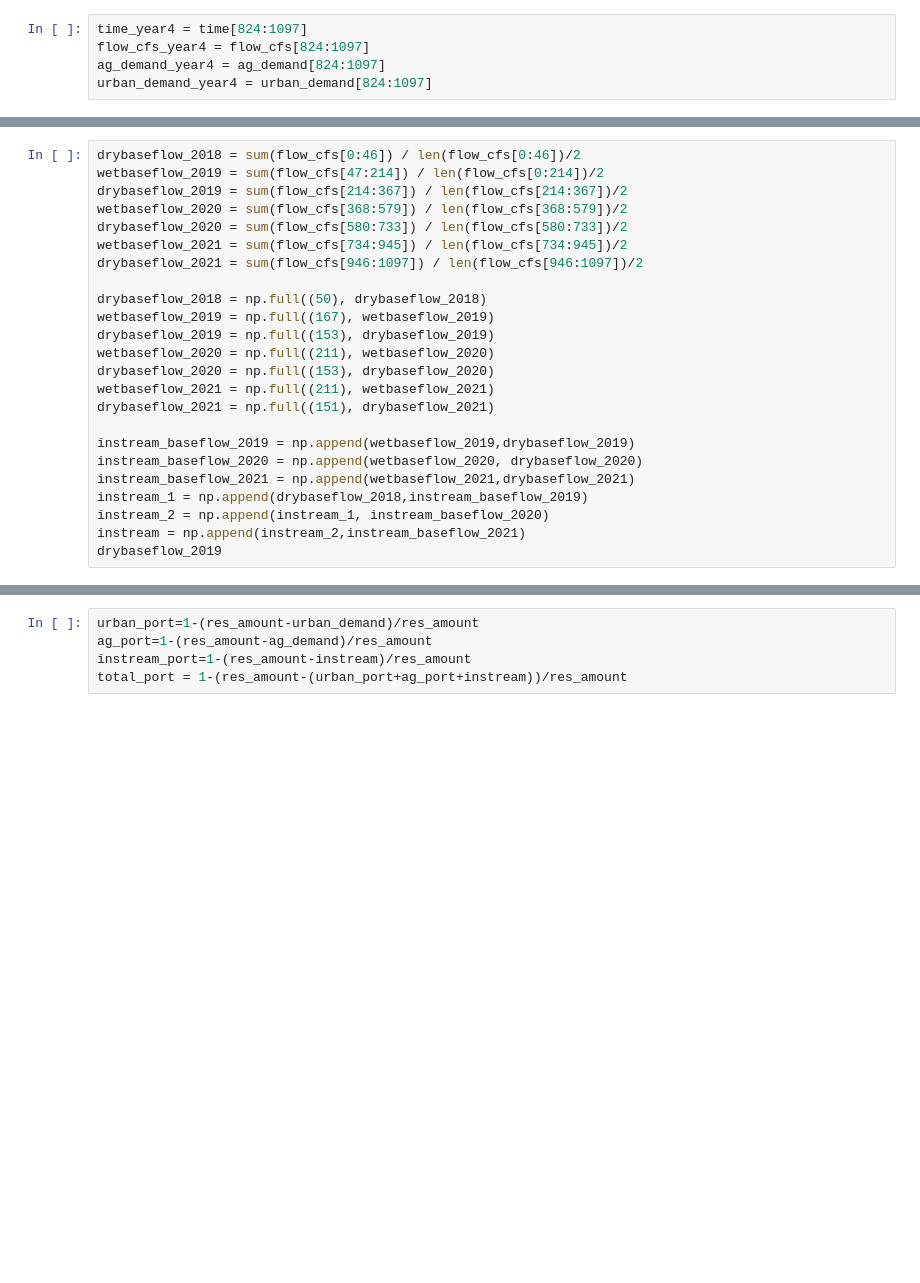
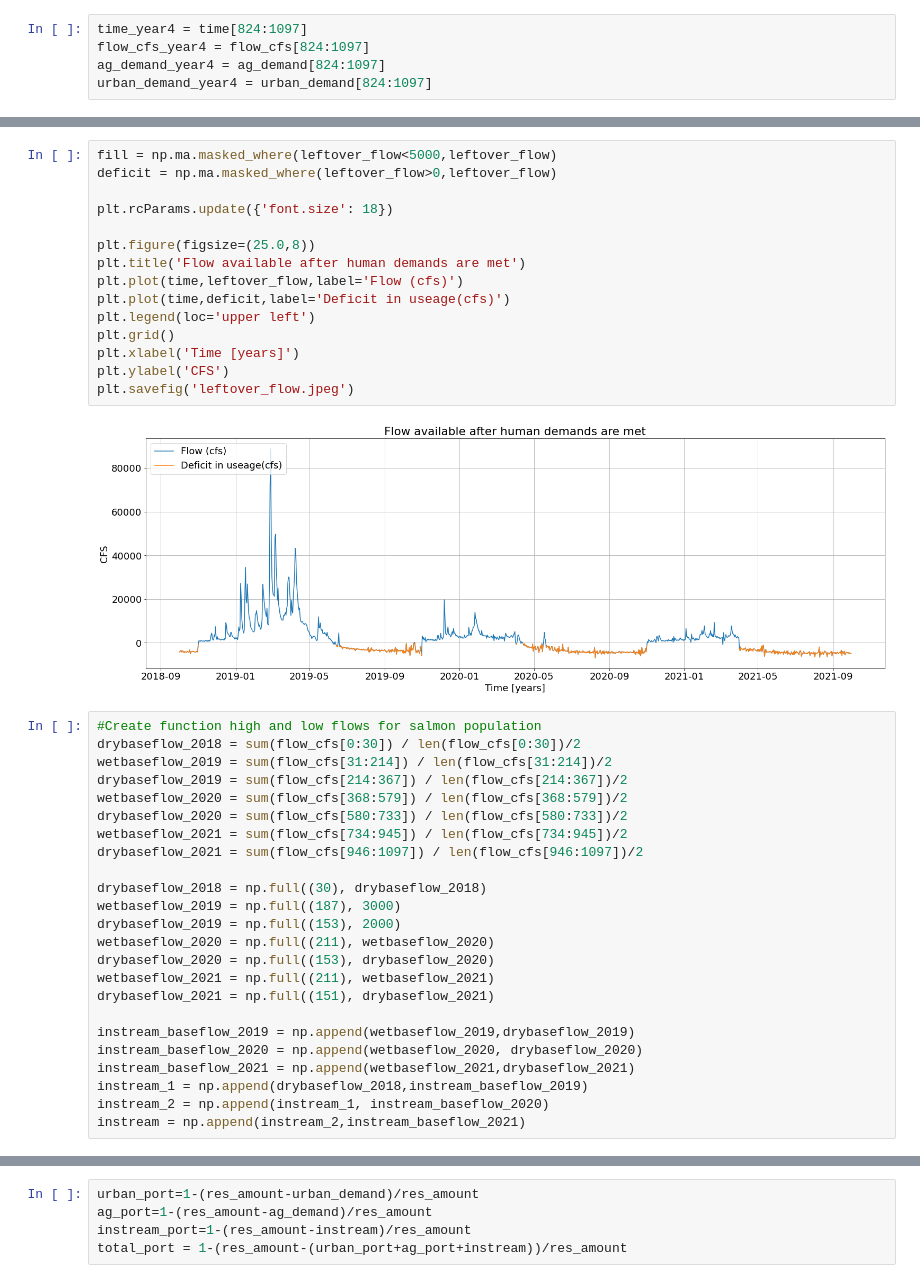
Before and after one commit to elizabethcrowther/WaterManagement, a Jupyter notebook: Homework1.ipynb, the cells around one changed output, grey strips where cells are left out. Drawn from its saved outputs; the diff is of its cells as text; blank space fills up the shorter version.

```diff
--- a/Homework1.ipynb
+++ b/Homework1.ipynb
@@ -143,15 +146,33 @@ plt.ylabel('CFS')
+# %%
+fill = np.ma.masked_where(leftover_flow<5000,leftover_flow)
+deficit = np.ma.masked_where(leftover_flow>0,leftover_flow)
+
+plt.rcParams.update({'font.size': 18})
+
+plt.figure(figsize=(25.0,8))
+plt.title('Flow available after human demands are met')
+plt.plot(time,leftover_flow,label='Flow (cfs)')
+plt.plot(time,deficit,label='Deficit in useage(cfs)')
+plt.legend(loc='upper left')
+plt.grid()
+plt.xlabel('Time [years]')
+plt.ylabel('CFS')
+plt.savefig('leftover_flow.jpeg')
+# %% [output]
+[figure, added]
 # %%
-drybaseflow_2018 = sum(flow_cfs[0:46]) / len(flow_cfs[0:46])/2
-wetbaseflow_2019 = sum(flow_cfs[47:214]) / len(flow_cfs[0:214])/2
+#Create function high and low flows for salmon population
+drybaseflow_2018 = sum(flow_cfs[0:30]) / len(flow_cfs[0:30])/2
+wetbaseflow_2019 = sum(flow_cfs[31:214]) / len(flow_cfs[31:214])/2
 drybaseflow_2019 = sum(flow_cfs[214:367]) / len(flow_cfs[214:367])/2
 wetbaseflow_2020 = sum(flow_cfs[368:579]) / len(flow_cfs[368:579])/2
 drybaseflow_2020 = sum(flow_cfs[580:733]) / len(flow_cfs[580:733])/2
 wetbaseflow_2021 = sum(flow_cfs[734:945]) / len(flow_cfs[734:945])/2
 drybaseflow_2021 = sum(flow_cfs[946:1097]) / len(flow_cfs[946:1097])/2
 
-drybaseflow_2018 = np.full((50), drybaseflow_2018)
-wetbaseflow_2019 = np.full((167), wetbaseflow_2019)
-drybaseflow_2019 = np.full((153), drybaseflow_2019)
+drybaseflow_2018 = np.full((30), drybaseflow_2018)
+wetbaseflow_2019 = np.full((187), 3000)
+drybaseflow_2019 = np.full((153), 2000)
 wetbaseflow_2020 = np.full((211), wetbaseflow_2020)
 drybaseflow_2020 = np.full((153), drybaseflow_2020)
 wetbaseflow_2021 = np.full((211), wetbaseflow_2021)
@@ -163,5 +184,4 @@ instream_baseflow_2021 = np.append(wetbaseflow_2021,drybaseflow_2021)
 instream_1 = np.append(drybaseflow_2018,instream_baseflow_2019)
 instream_2 = np.append(instream_1, instream_baseflow_2020)
 instream = np.append(instream_2,instream_baseflow_2021)
-drybaseflow_2019
 # %%
```
Also changed, not shown: parts of 20 cells of this notebook.
